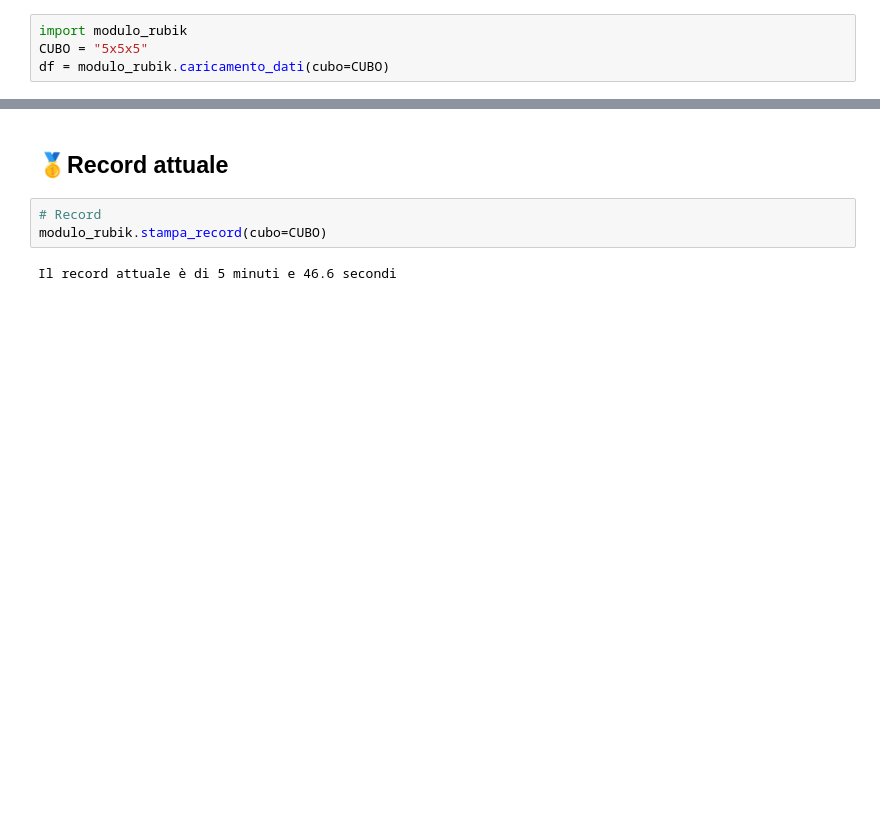
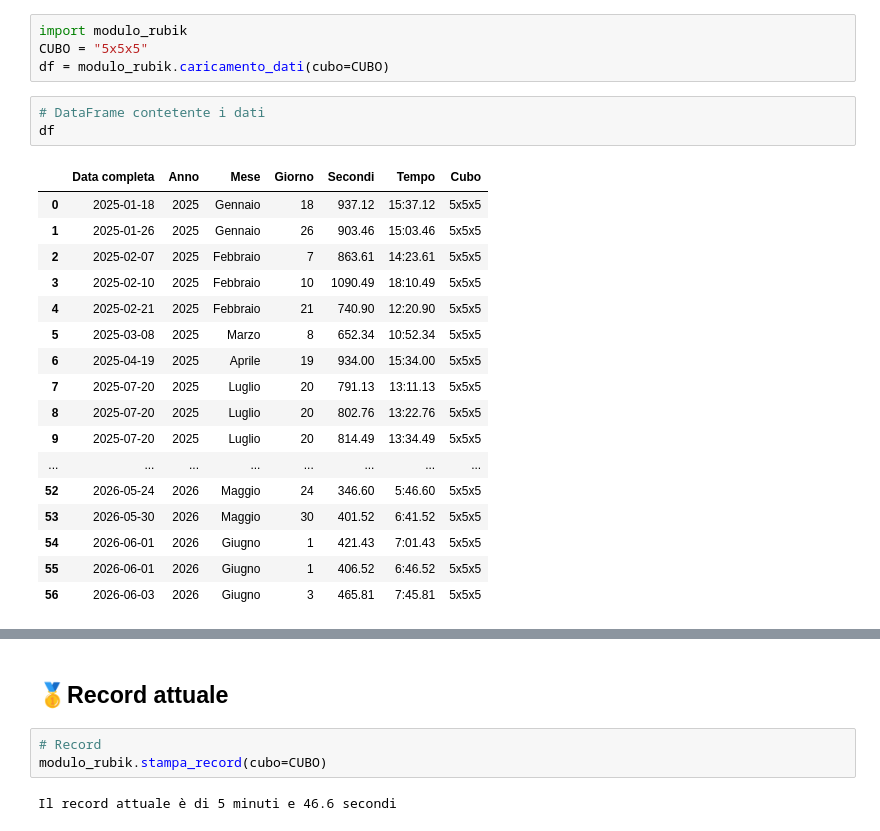
Before and after one commit to gl-alaimo/Timer_cubo_di_Rubik, a Jupyter notebook: scripts/notebook_cubo_5x5x5.ipynb, the cells around one changed output, grey strips where cells are left out. Cells and saved outputs as stored; diff of their text form; blank space fills up the shorter version.

```diff
--- a/scripts/notebook_cubo_5x5x5.ipynb
+++ b/scripts/notebook_cubo_5x5x5.ipynb
@@ -6,3 +6,24 @@
 import modulo_rubik
 CUBO = "5x5x5"
 df = modulo_rubik.caricamento_dati(cubo=CUBO)
+# %%
+# DataFrame contetente i dati
+df
+# %% [output]
+|  | Data completa | Anno | Mese | Giorno | Secondi | Tempo | Cubo |
+| 0 | 2025-01-18 | 2025 | Gennaio | 18 | 937.12 | 15:37.12 | 5x5x5 |
+| 1 | 2025-01-26 | 2025 | Gennaio | 26 | 903.46 | 15:03.46 | 5x5x5 |
+| 2 | 2025-02-07 | 2025 | Febbraio | 7 | 863.61 | 14:23.61 | 5x5x5 |
+| 3 | 2025-02-10 | 2025 | Febbraio | 10 | 1090.49 | 18:10.49 | 5x5x5 |
+| 4 | 2025-02-21 | 2025 | Febbraio | 21 | 740.90 | 12:20.90 | 5x5x5 |
+| 5 | 2025-03-08 | 2025 | Marzo | 8 | 652.34 | 10:52.34 | 5x5x5 |
+| 6 | 2025-04-19 | 2025 | Aprile | 19 | 934.00 | 15:34.00 | 5x5x5 |
+| 7 | 2025-07-20 | 2025 | Luglio | 20 | 791.13 | 13:11.13 | 5x5x5 |
+| 8 | 2025-07-20 | 2025 | Luglio | 20 | 802.76 | 13:22.76 | 5x5x5 |
+| 9 | 2025-07-20 | 2025 | Luglio | 20 | 814.49 | 13:34.49 | 5x5x5 |
+| ... | ... | ... | ... | ... | ... | ... | ... |
+| 52 | 2026-05-24 | 2026 | Maggio | 24 | 346.60 | 5:46.60 | 5x5x5 |
+| 53 | 2026-05-30 | 2026 | Maggio | 30 | 401.52 | 6:41.52 | 5x5x5 |
+| 54 | 2026-06-01 | 2026 | Giugno | 1 | 421.43 | 7:01.43 | 5x5x5 |
+| 55 | 2026-06-01 | 2026 | Giugno | 1 | 406.52 | 6:46.52 | 5x5x5 |
+| 56 | 2026-06-03 | 2026 | Giugno | 3 | 465.81 | 7:45.81 | 5x5x5 |
```
Also changed, not shown: parts of 1 cell of this notebook, 11 other files.
